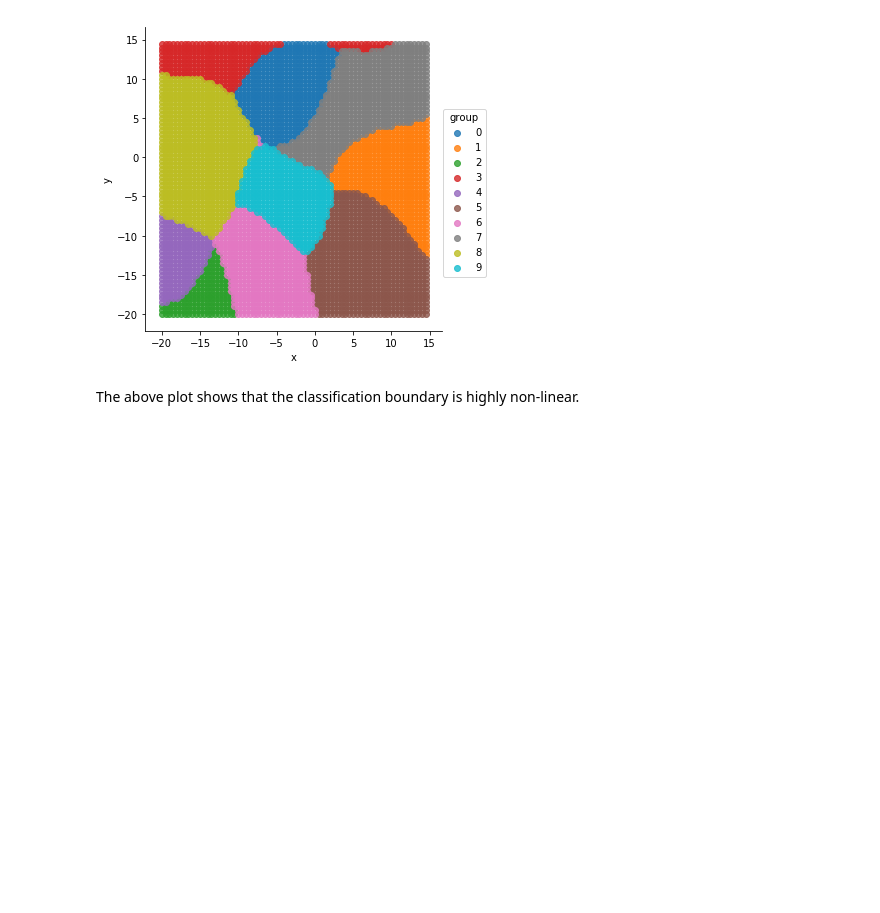
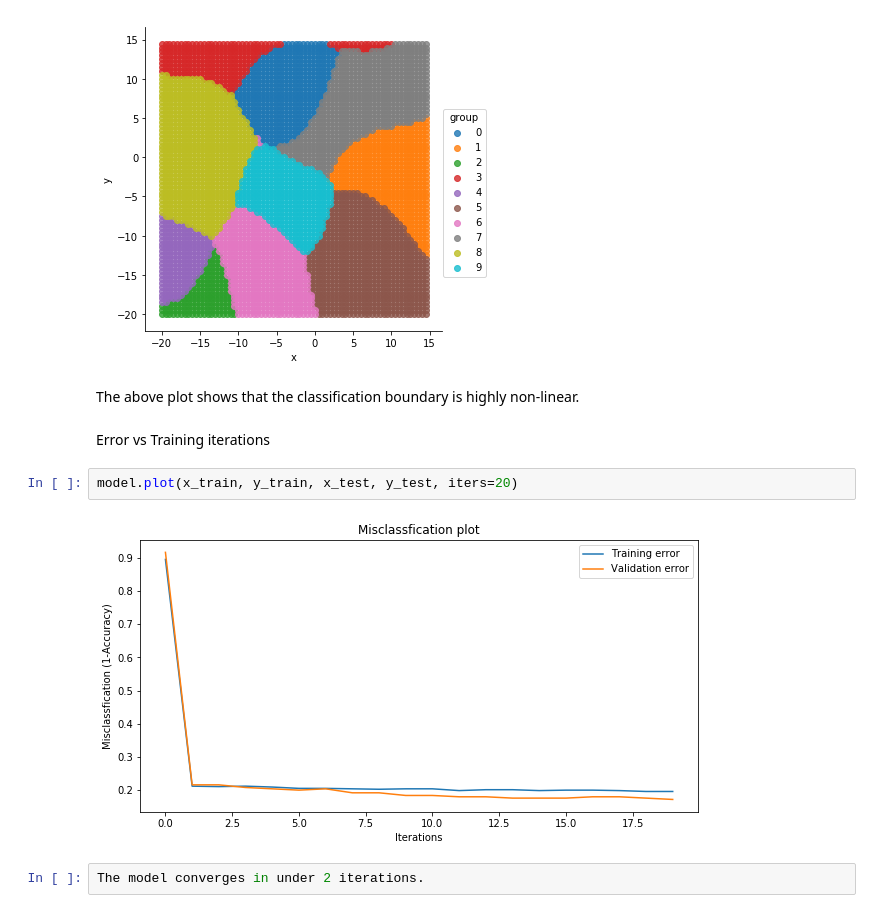
Before and after one commit to viv-r/kernel-svm-implementation, a Jupyter notebook: simulated_dataset_demo.ipynb, the cells around one changed output. Cells and saved outputs as stored; diff of their text form; blank space fills up the shorter version.

Commit message:
added plot

```diff
--- a/simulated_dataset_demo.ipynb
+++ b/simulated_dataset_demo.ipynb
@@ -104,3 +104,11 @@ sns.lmplot('x', 'y', data=df, fit_reg=False, hue='group')
 [figure]
 # %% [markdown]
 The above plot shows that the classification boundary is highly non-linear.
+# %% [markdown]
+Error vs Training iterations
+# %%
+model.plot(x_train, y_train, x_test, y_test, iters=20)
+# %% [output]
+[figure, added]
+# %%
+The model converges in under 2 iterations.
```
Also changed, not shown: 1 other file.
